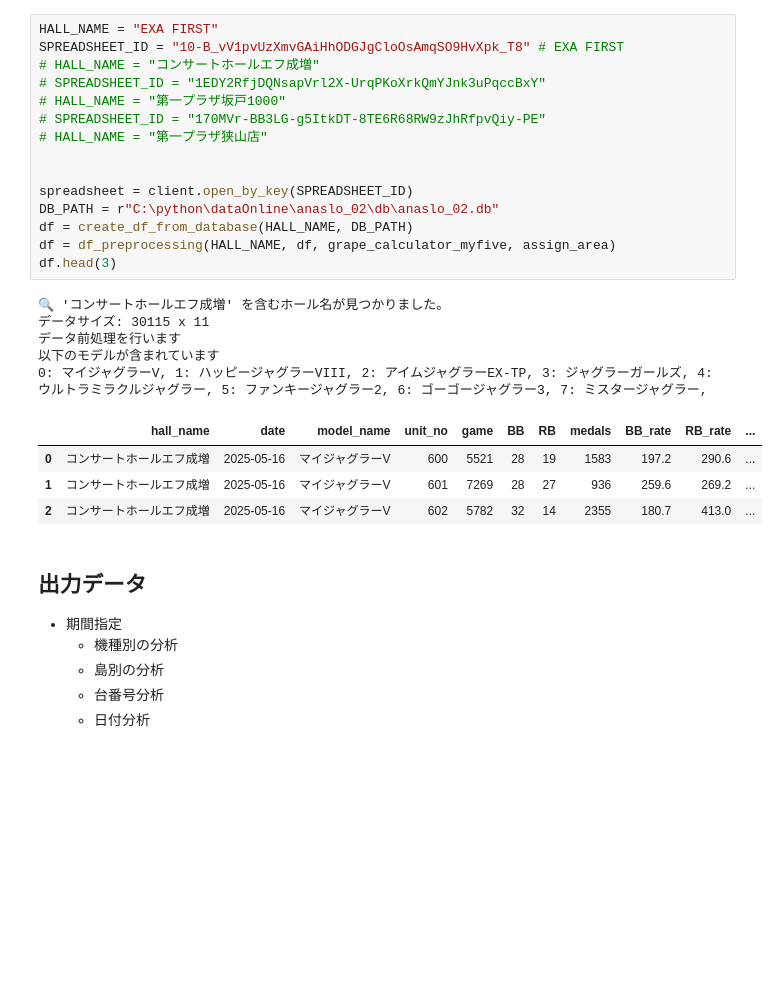
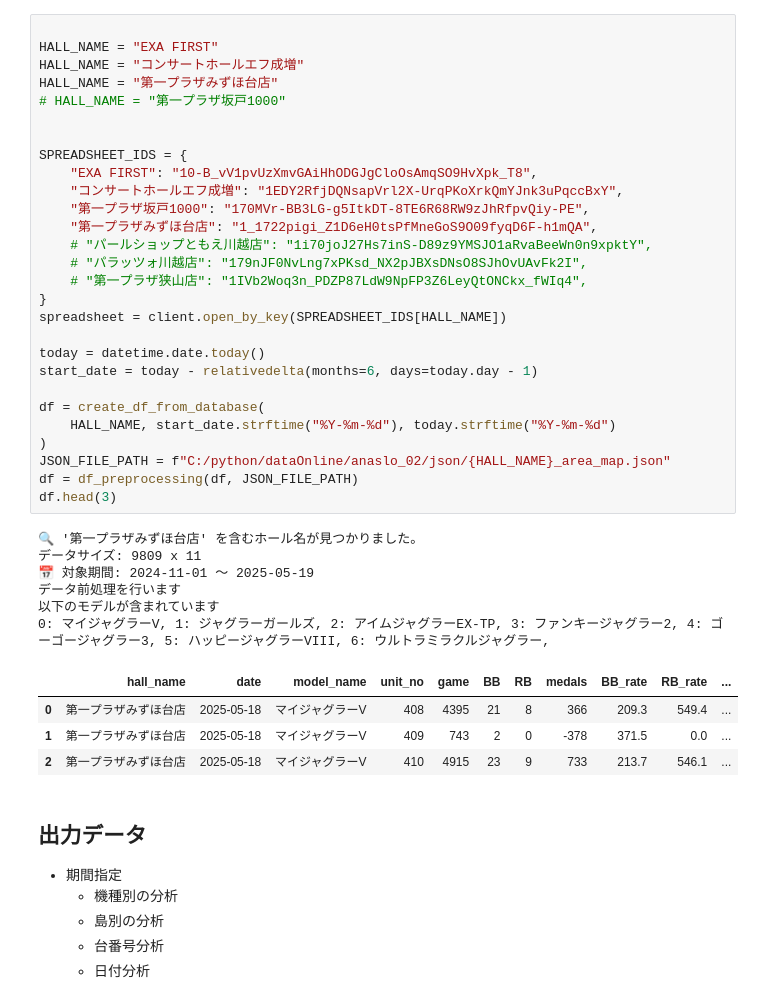
Before and after one commit to akmiccom/dataOnline, a Jupyter notebook: anaslo_02/ipynb/exa_hall_date.ipynb, the cells around one changed output. Drawn from its saved outputs; the diff is of its cells as text; blank space fills up the shorter version.

```diff
--- a/anaslo_02/ipynb/exa_hall_date.ipynb
+++ b/anaslo_02/ipynb/exa_hall_date.ipynb
@@ -183,30 +201,44 @@ jsonf = r"C:\python\dataOnline\anaslo_02\json\spreeadsheet-347321-ff675ab5ccbd.j
 creds = ServiceAccountCredentials.from_json_keyfile_name(jsonf, scope)
 client = gspread.authorize(creds)
 # %%
+
 HALL_NAME = "EXA FIRST"
-SPREADSHEET_ID = "10-B_vV1pvUzXmvGAiHhODGJgCloOsAmqSO9HvXpk_T8" # EXA FIRST
-# HALL_NAME = "コンサートホールエフ成増"
-# SPREADSHEET_ID = "1EDY2RfjDQNsapVrl2X-UrqPKoXrkQmYJnk3uPqccBxY"
+HALL_NAME = "コンサートホールエフ成増"
+HALL_NAME = "第一プラザみずほ台店"
 # HALL_NAME = "第一プラザ坂戸1000"
-# SPREADSHEET_ID = "170MVr-BB3LG-g5ItkDT-8TE6R68RW9zJhRfpvQiy-PE"
-# HALL_NAME = "第一プラザ狭山店"
 
 
-spreadsheet = client.open_by_key(SPREADSHEET_ID)
-DB_PATH = r"C:\python\dataOnline\anaslo_02\db\anaslo_02.db"
-df = create_df_from_database(HALL_NAME, DB_PATH)
-df = df_preprocessing(HALL_NAME, df, grape_calculator_myfive, assign_area)
+SPREADSHEET_IDS = {
+    "EXA FIRST": "10-B_vV1pvUzXmvGAiHhODGJgCloOsAmqSO9HvXpk_T8",
+    "コンサートホールエフ成増": "1EDY2RfjDQNsapVrl2X-UrqPKoXrkQmYJnk3uPqccBxY",
+    "第一プラザ坂戸1000": "170MVr-BB3LG-g5ItkDT-8TE6R68RW9zJhRfpvQiy-PE",
+    "第一プラザみずほ台店": "1_1722pigi_Z1D6eH0tsPfMneGoS9O09fyqD6F-h1mQA",
+    # "パールショップともえ川越店": "1i70joJ27Hs7inS-D89z9YMSJO1aRvaBeeWn0n9xpktY",
+    # "パラッツォ川越店": "179nJF0NvLng7xPKsd_NX2pJBXsDNsO8SJhOvUAvFk2I",
+    # "第一プラザ狭山店": "1IVb2Woq3n_PDZP87LdW9NpFP3Z6LeyQtONCkx_fWIq4",
+}
+spreadsheet = client.open_by_key(SPREADSHEET_IDS[HALL_NAME])
+
+today = datetime.date.today()
+start_date = today - relativedelta(months=6, days=today.day - 1)
+
+df = create_df_from_database(
+    HALL_NAME, start_date.strftime("%Y-%m-%d"), today.strftime("%Y-%m-%d")
+)
+JSON_FILE_PATH = f"C:/python/dataOnline/anaslo_02/json/{HALL_NAME}_area_map.json"
+df = df_preprocessing(df, JSON_FILE_PATH)
 df.head(3)
 # %% [output]
-🔍 'コンサートホールエフ成増' を含むホール名が見つかりました。
-データサイズ: 30115 x 11
+🔍 '第一プラザみずほ台店' を含むホール名が見つかりました。
+データサイズ: 9809 x 11
+📅 対象期間: 2024-11-01 ～ 2025-05-19
 データ前処理を行います
 以下のモデルが含まれています
-0: マイジャグラーV, 1: ハッピージャグラーVIII, 2: アイムジャグラーEX-TP, 3: ジャグラーガールズ, 4: ウルトラミラクルジャグラー, 5: ファンキージャグラー2, 6: ゴーゴージャグラー3, 7: ミスタージャグラー,
+0: マイジャグラーV, 1: ジャグラーガールズ, 2: アイムジャグラーEX-TP, 3: ファンキージャグラー2, 4: ゴーゴージャグラー3, 5: ハッピージャグラーVIII, 6: ウルトラミラクルジャグラー,
 |  | hall_name | date | model_name | unit_no | game | BB | RB | medals | BB_rate | RB_rate | ... |
-| 0 | コンサートホールエフ成増 | 2025-05-16 | マイジャグラーV | 600 | 5521 | 28 | 19 | 1583 | 197.2 | 290.6 | ... |
-| 1 | コンサートホールエフ成増 | 2025-05-16 | マイジャグラーV | 601 | 7269 | 28 | 27 | 936 | 259.6 | 269.2 | ... |
-| 2 | コンサートホールエフ成増 | 2025-05-16 | マイジャグラーV | 602 | 5782 | 32 | 14 | 2355 | 180.7 | 413.0 | ... |
+| 0 | 第一プラザみずほ台店 | 2025-05-18 | マイジャグラーV | 408 | 4395 | 21 | 8 | 366 | 209.3 | 549.4 | ... |
+| 1 | 第一プラザみずほ台店 | 2025-05-18 | マイジャグラーV | 409 | 743 | 2 | 0 | -378 | 371.5 | 0.0 | ... |
+| 2 | 第一プラザみずほ台店 | 2025-05-18 | マイジャグラーV | 410 | 4915 | 23 | 9 | 733 | 213.7 | 546.1 | ... |
 # %% [markdown]
 ## 出力データ
 - 期間指定
```
Also changed, not shown: parts of 16 cells of this notebook, 19 other files.
